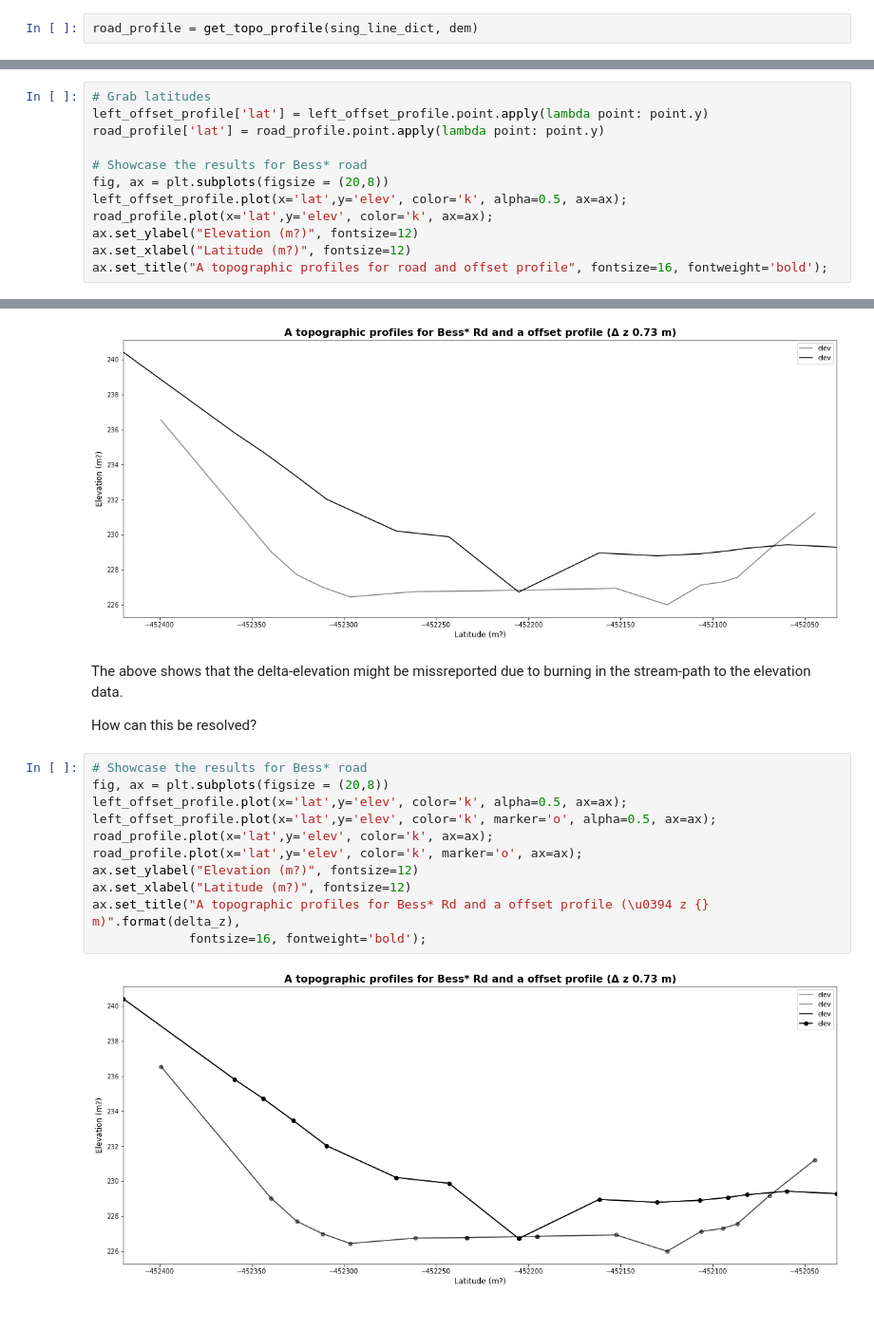
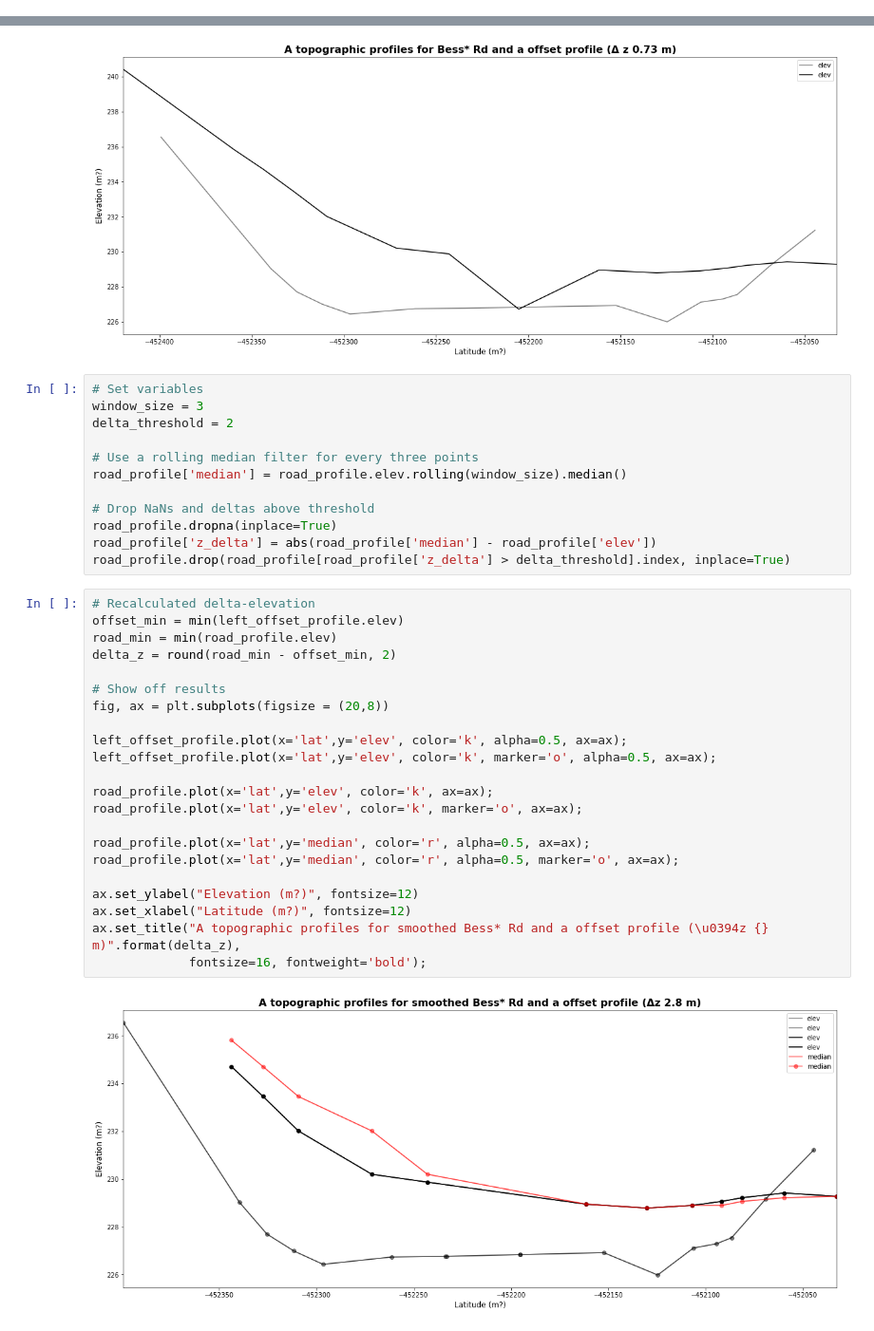
Before and after one commit to Dewberry/fcast, a Jupyter notebook: transit/advanced_profile_creation-Dev.ipynb, the cells around one changed output, grey strips where cells are left out. Shown at 95% size. Cells and saved outputs as stored; diff of their text form.

Commit message:
Clean adv profile creation nb

```diff
--- a/transit/advanced_profile_creation-Dev.ipynb
+++ b/transit/advanced_profile_creation-Dev.ipynb
@@ -147,2 +131,0 @@ sing_line_dict = multi_to_single_lines(clipped_roads[clipped_roads.index.str.con
-# %%
-road_profile = get_topo_profile(sing_line_dict, dem)
@@ -245,12 +131,0 @@ Latitutde as distance, however, is problematic when the profile is along latitud
-# %%
-# Grab latitudes
-left_offset_profile['lat'] = left_offset_profile.point.apply(lambda point: point.y)
-road_profile['lat'] = road_profile.point.apply(lambda point: point.y)
-
-# Showcase the results for Bess* road
-fig, ax = plt.subplots(figsize = (20,8))
-left_offset_profile.plot(x='lat',y='elev', color='k', alpha=0.5, ax=ax);
-road_profile.plot(x='lat',y='elev', color='k', ax=ax);
-ax.set_ylabel("Elevation (m?)", fontsize=12)
-ax.set_xlabel("Latitude (m?)", fontsize=12)
-ax.set_title("A topographic profiles for road and offset profile", fontsize=16, fontweight='bold');
@@ -286,20 +159,39 @@ ax.set_title("A topographic profiles for Bess* Rd and a offset profile (\u0394 z
              fontsize=16, fontweight='bold');
 # %% [output]
 [figure]
-# %% [markdown]
-The above shows that the delta-elevation might be missreported due to burning in the stream-path to the elevation data.
-
-How can this be resolved?
+# %%
+# Set variables
+window_size = 3
+delta_threshold = 2
+
+# Use a rolling median filter for every three points
+road_profile['median'] = road_profile.elev.rolling(window_size).median()
+
+# Drop NaNs and deltas above threshold
+road_profile.dropna(inplace=True)
+road_profile['z_delta'] = abs(road_profile['median'] - road_profile['elev'])
+road_profile.drop(road_profile[road_profile['z_delta'] > delta_threshold].index, inplace=True)
 # %%
-# Showcase the results for Bess* road
+# Recalculated delta-elevation
+offset_min = min(left_offset_profile.elev)
+road_min = min(road_profile.elev)
+delta_z = round(road_min - offset_min, 2)
+
+# Show off results
 fig, ax = plt.subplots(figsize = (20,8))
+
 left_offset_profile.plot(x='lat',y='elev', color='k', alpha=0.5, ax=ax);
 left_offset_profile.plot(x='lat',y='elev', color='k', marker='o', alpha=0.5, ax=ax);
+
 road_profile.plot(x='lat',y='elev', color='k', ax=ax);
 road_profile.plot(x='lat',y='elev', color='k', marker='o', ax=ax);
+
+road_profile.plot(x='lat',y='median', color='r', alpha=0.5, ax=ax);
+road_profile.plot(x='lat',y='median', color='r', alpha=0.5, marker='o', ax=ax);
+
 ax.set_ylabel("Elevation (m?)", fontsize=12)
 ax.set_xlabel("Latitude (m?)", fontsize=12)
-ax.set_title("A topographic profiles for Bess* Rd and a offset profile (\u0394 z {} m)".format(delta_z),
+ax.set_title("A topographic profiles for smoothed Bess* Rd and a offset profile (\u0394z {} m)".format(delta_z),
              fontsize=16, fontweight='bold');
 # %% [output]
-[figure, old version]
+[figure, new version]
```
Also changed, not shown: parts of 21 cells of this notebook.
